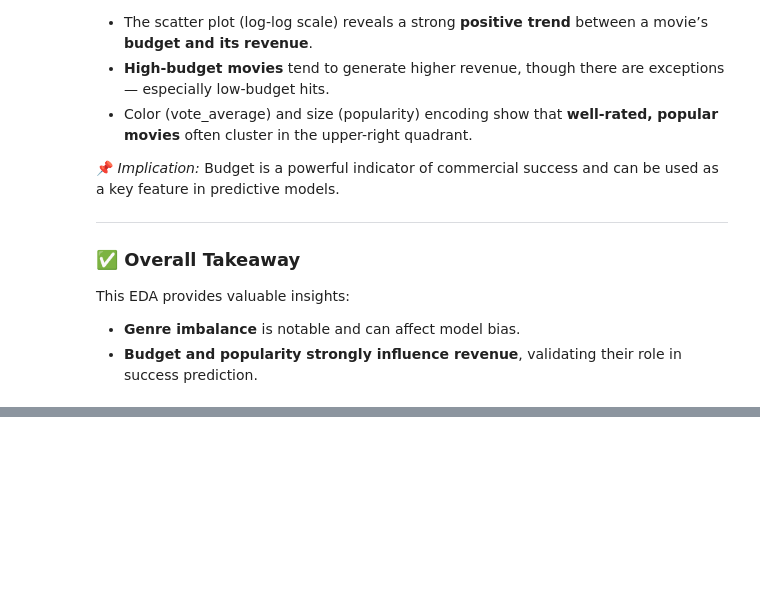
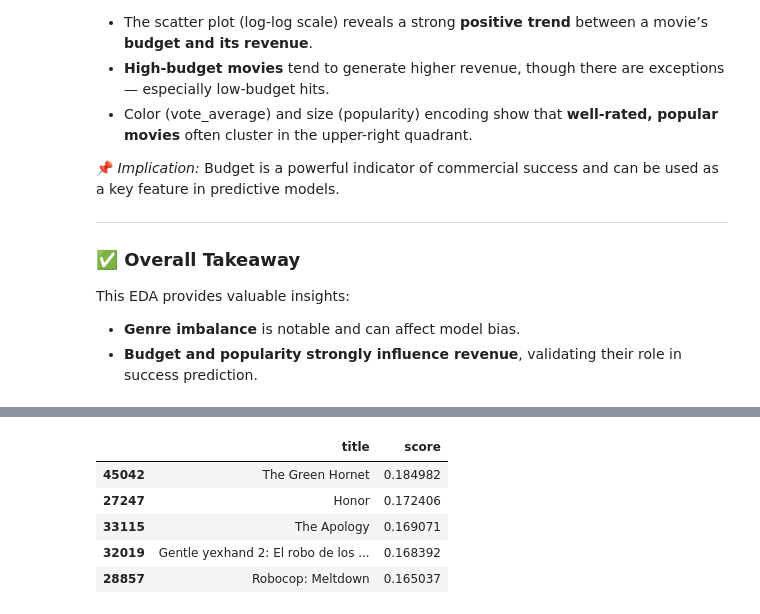
Before and after one commit to vedantwalia/analysing-box-office-data, a Jupyter notebook: data_insights.ipynb, the cells around one changed output, grey strips where cells are left out. Saved outputs shown, nothing was run; the diff lists cells and outputs as text; code cells hidden in the pictures; blank space fills up the shorter version.

```diff
--- a/data_insights.ipynb
+++ b/data_insights.ipynb
@@ -156,0 +242,9 @@ This EDA provides valuable insights:
+# %%
+recommend_by_genre("Inception", genre="Action", top_n=5)
+# %% [output]
+|  | title | score |
+| 45042 | The Green Hornet | 0.184982 |
+| 27247 | Honor | 0.172406 |
+| 33115 | The Apology | 0.169071 |
+| 32019 | Gentle yexhand 2: El robo de los ... | 0.168392 |
+| 28857 | Robocop: Meltdown | 0.165037 |
```
Also changed, not shown: parts of 7 cells of this notebook.
